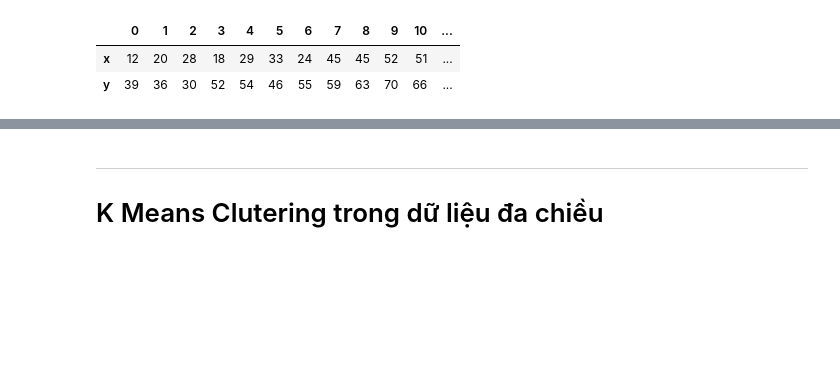
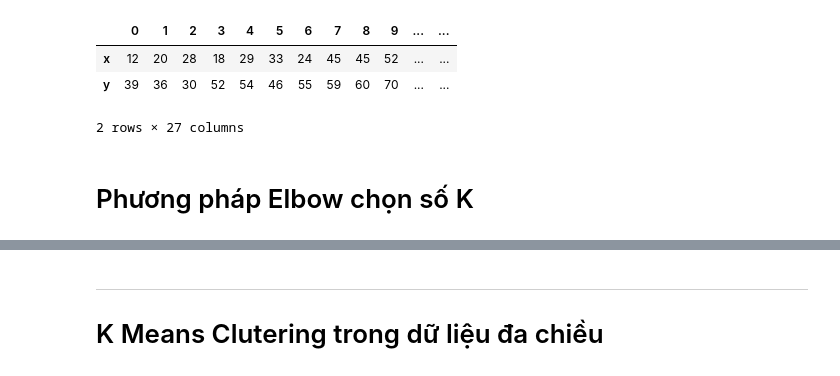
Before and after one commit to ThanhHung2112/Machine_learning, a Jupyter notebook: ML_K_means.ipynb, the cells around one changed output, grey strips where cells are left out. Saved outputs shown, nothing was run; the diff lists cells and outputs as text; code cells hidden in the pictures; blank space fills up the shorter version.

```diff
--- a/ML_K_means.ipynb
+++ b/ML_K_means.ipynb
@@ -10,11 +46,14 @@ sns.set(rc={'figure.figsize':(13, 7.5)})
 # %%
 # Tạo dữ liệu
 df = pd.DataFrame({
-    'x': [12, 20, 28, 18, 29, 33, 24, 45, 45, 52, 51, 52, 55, 53, 55, 61, 64, 69, 72],
-    'y': [39, 36, 30, 52, 54, 46, 55, 59, 63, 70, 66, 63, 58, 23, 14, 8, 19, 7, 24]
+    'x': [12, 20, 28, 18, 29, 33, 24, 45, 45, 52, 51, 52, 55, 53, 55, 61, 64, 69, 72, 40 ,62, 14, 74, 34, 42, 55, 7],
+    'y': [39, 36, 30, 52, 54, 46, 55, 59, 60, 70, 66, 63, 58, 23, 14, 8, 19, 7, 24, 33, 55, 25, 33, 19, 17, 40, 17]
 })
 df.T
 # %% [output]
-|  | 0 | 1 | 2 | 3 | 4 | 5 | 6 | 7 | 8 | 9 | 10 | ... |
-| x | 12 | 20 | 28 | 18 | 29 | 33 | 24 | 45 | 45 | 52 | 51 | ... |
-| y | 39 | 36 | 30 | 52 | 54 | 46 | 55 | 59 | 63 | 70 | 66 | ... |
+|  | 0 | 1 | 2 | 3 | 4 | 5 | 6 | 7 | 8 | 9 | ... | ... |
+| x | 12 | 20 | 28 | 18 | 29 | 33 | 24 | 45 | 45 | 52 | ... | ... |
+| y | 39 | 36 | 30 | 52 | 54 | 46 | 55 | 59 | 60 | 70 | ... | ... |
+2 rows × 27 columns
+# %% [markdown]
+# Phương pháp Elbow chọn số K
```
Also changed, not shown: parts of 19 cells of this notebook, 1 other file.
